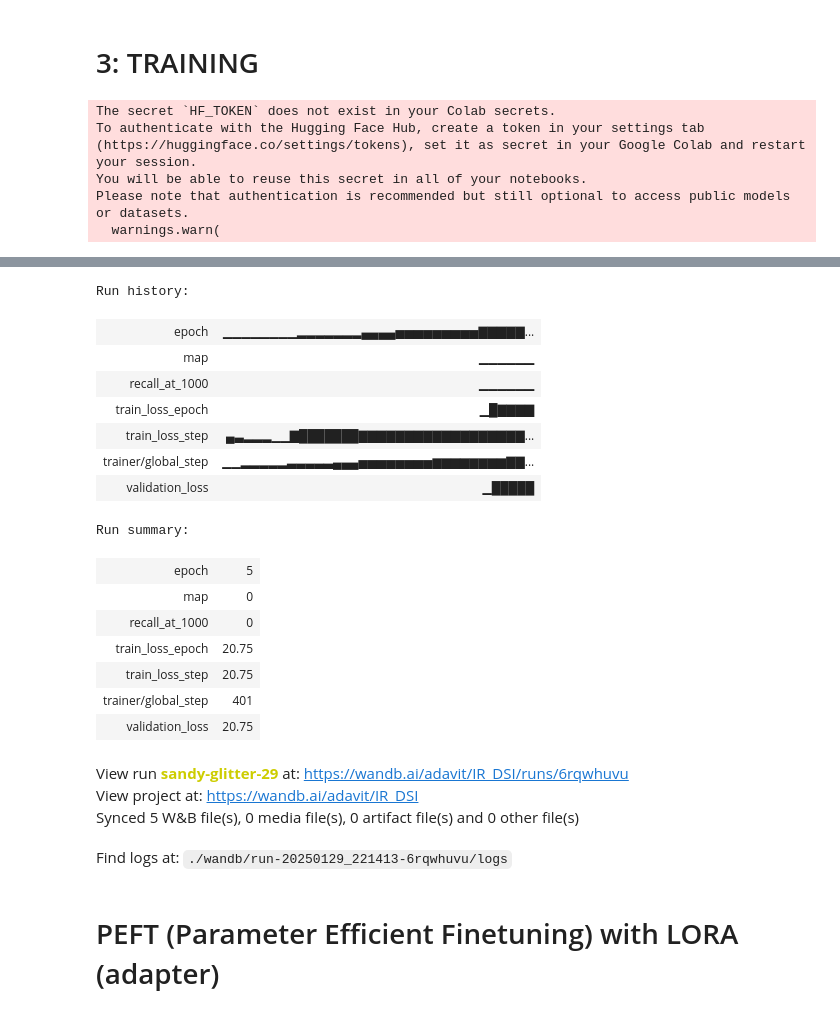
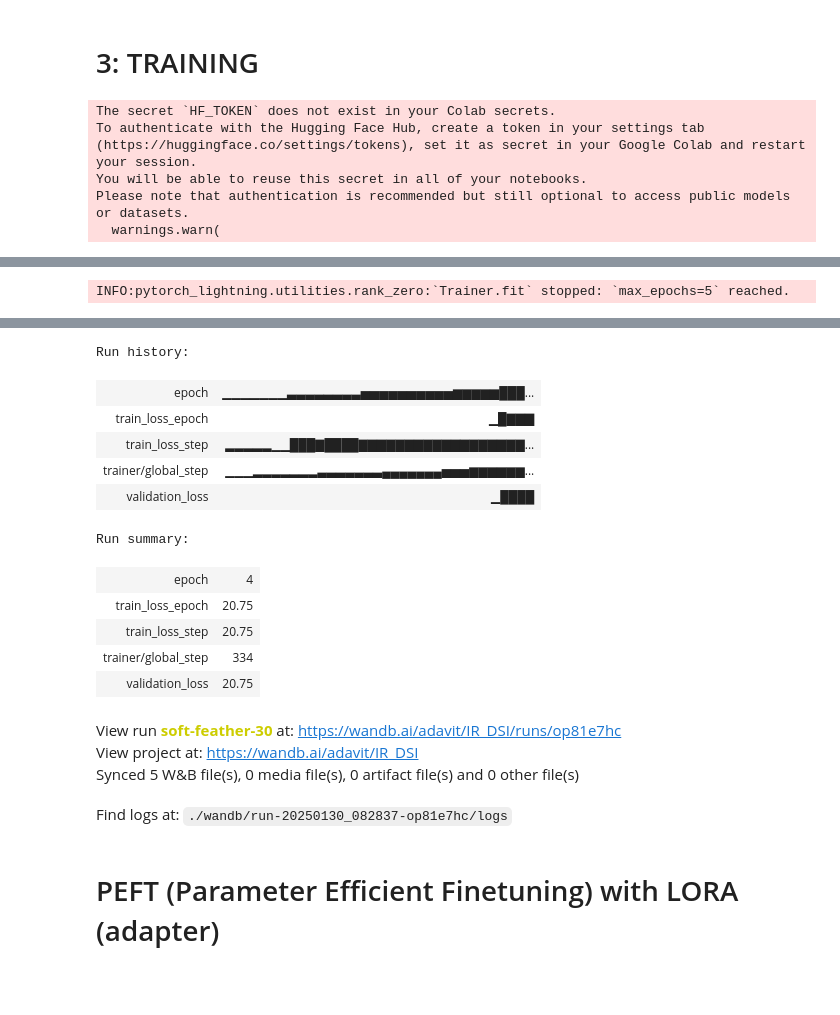
Before and after one commit to alessioborgi/NSIO_NeuralSearchIndexingOptimization, a Jupyter notebook: Source/InfoRetrieval.ipynb, the cells around one changed output, grey strips where cells are left out. Cells and saved outputs as stored; diff of their text form; code cells hidden in the pictures; blank space fills up the shorter version.

Commit message:
training

```diff
--- a/Source/InfoRetrieval.ipynb
+++ b/Source/InfoRetrieval.ipynb
@@ -175,12 +171,6 @@ class DSIT5Model(pl.LightningModule):
         self.model = T5ForConditionalGeneration.from_pretrained(model_name) # transformer
         self.tokenizer = T5Tokenizer.from_pretrained(model_name)
         self.learning_rate = learning_rate
-
-        self.val_losses = []
-        self.val_input_ids = []
-        self.val_decoder_input_ids = []
-        self.val_decoder_1000_input_ids = []
-        self.val_queries = []
 
     def training_step(self, batch, batch_idx):
         queries = torch.Tensor(batch['query']).squeeze(1).to(device)
@@ -219,15 +209,11 @@ class DSIT5Model(pl.LightningModule):
 
         loss = index_loss + retrieval_loss
 
-        # metrics = self.compute_metrics(input_ids, decoder_input_ids, decoder_1000_input_ids)
-
-        self.val_losses.append(loss.detach().cpu())
-        self.val_input_ids.append(input_ids.cpu())
-        self.val_decoder_input_ids.append(decoder_input_ids.cpu())
-        self.val_decoder_1000_input_ids.append(decoder_1000_input_ids.cpu())
-        self.val_queries.append(queries.cpu())
+        if batch_idx == (self.trainer.num_val_batches[0] - 1): # Avoid calling model.generate() for each batch
+            metrics = self.compute_metrics(input_ids, decoder_input_ids, decoder_1000_input_ids)
 
         self.log("validation_loss", loss, on_epoch=True)
+        return loss
 
     def test_step(self, batch, batch_idx):
         queries = torch.Tensor(batch['query']).squeeze(1).to(device)
@@ -245,7 +231,7 @@ class DSIT5Model(pl.LightningModule):
 
         loss = index_loss + retrieval_loss
 
-        metrics = self.compute_metrics(queries, decoder_input_ids, decoder_1000_input_ids)
+        metrics = self.compute_metrics(input_ids, decoder_input_ids, decoder_1000_input_ids)
 
         self.log("test_loss", loss, on_epoch=True)
         return loss
@@ -311,31 +297,6 @@ class DSIT5Model(pl.LightningModule):
 
     def configure_optimizers(self):
         return torch.optim.AdamW(self.parameters(), lr=self.learning_rate)
-
-    def on_validation_start(self) -> None:
-        self.val_losses.clear()
-        self.val_input_ids.clear()
-        self.val_decoder_input_ids.clear()
-        self.val_decoder_1000_input_ids.clear()
-        self.val_queries.clear()
-
-    def on_validation_epoch_end(self):
-        val_losses = torch.stack(self.val_losses, dim=0)
-        all_input_ids = torch.cat(self.val_input_ids, dim=0).to(self.device)
-        all_decoder_input_ids = torch.cat(self.val_decoder_input_ids, dim=0).to(self.device)
-        all_decoder_1000_input_ids = torch.cat(self.val_decoder_input_ids, dim=0).to(self.device)
-        all_queries = torch.cat(self.val_queries, dim=0).to(self.device)
-        avg_loss = val_losses.mean()
-
-        metrics = self.compute_metrics(
-            input_ids=all_input_ids,
-            decoder_input_ids=all_decoder_input_ids,
-            decoder_1000_input_ids=all_decoder_1000_input_ids
-        )
-
-        self.log("validation_loss", avg_loss, on_epoch=True, prog_bar=True)
-        self.log("recall_at_1000", metrics["recall_at_1000"], on_epoch=True, prog_bar=True)
-        self.log("map", metrics["map"], on_epoch=True, prog_bar=True)
 # %% [markdown]
 # 3: TRAINING
 # %%
@@ -361,7 +322,7 @@ early_stopping_callback = EarlyStopping(monitor='validation_loss', patience=5, m
 pruning_callback = ModelPruning("l1_unstructured", amount=0.5)
 
 trainer = pl.Trainer(
-    max_epochs=10,
+    max_epochs=5,
     logger=logger,
     callbacks=[checkpoint_callback, early_stopping_callback, pruning_callback],
     log_every_n_steps=1,
@@ -409,22 +370,19 @@ Passing a tuple of `past_key_values` is deprecated and will be removed in Transf
+INFO:pytorch_lightning.utilities.rank_zero:`Trainer.fit` stopped: `max_epochs=5` reached.
 [interactive output not drawn]
-Run history:
+Run history:
-| epoch | ▁▁▁▁▁▁▁▁▂▂▂▂▂▂▂▄▄▄▄▅▅▅▅▅▅▅▅▅▇▇▇▇▇... |
-| map | ▁▁▁▁▁▁ |
-| recall_at_1000 | ▁▁▁▁▁▁ |
-| train_loss_epoch | ▁█▇▇▇▇ |
-| train_loss_step | ▄▃▂▂▂▁▁▇███████▇▇▇▇▇▇▇▇▇▇▇▇▇▇▇▇▇▇... |
-| trainer/global_step | ▁▁▂▂▂▂▂▃▃▃▃▃▄▄▄▅▅▅▅▅▅▅▅▆▆▆▆▆▆▆▆▇▇... |
-| validation_loss | ▁█████ |
+| epoch | ▁▁▁▁▁▁▁▃▃▃▃▃▃▃▃▅▅▅▅▅▅▅▅▅▅▆▆▆▆▆███... |
+| train_loss_epoch | ▁█▇▇▇ |
+| train_loss_step | ▂▂▂▂▂▁▁███▇████▇▇▇▇▇▇▇▇▇▇▇▇▇▇▇▇▇▇... |
+| trainer/global_step | ▁▁▁▂▂▂▂▂▂▂▃▃▃▃▃▃▃▄▄▄▄▄▄▄▅▅▅▆▆▆▆▆▆... |
+| validation_loss | ▁████ |
-Run summary:
+Run summary:
-| epoch | 5 |
-| map | 0 |
-| recall_at_1000 | 0 |
+| epoch | 4 |
 | train_loss_epoch | 20.75 |
 | train_loss_step | 20.75 |
-| trainer/global_step | 401 |
+| trainer/global_step | 334 |
 | validation_loss | 20.75 |
-View run sandy-glitter-29 at: https://wandb.ai/adavit/IR_DSI/runs/6rqwhuvu
+View run soft-feather-30 at: https://wandb.ai/adavit/IR_DSI/runs/op81e7hc
 View project at: https://wandb.ai/adavit/IR_DSI
 Synced 5 W&B file(s), 0 media file(s), 0 artifact file(s) and 0 other file(s)
-Find logs at: ./wandb/run-20250129_221413-6rqwhuvu/logs
+Find logs at: ./wandb/run-20250130_082837-op81e7hc/logs
 # %%
```
Also changed, not shown: parts of 16 cells of this notebook.
